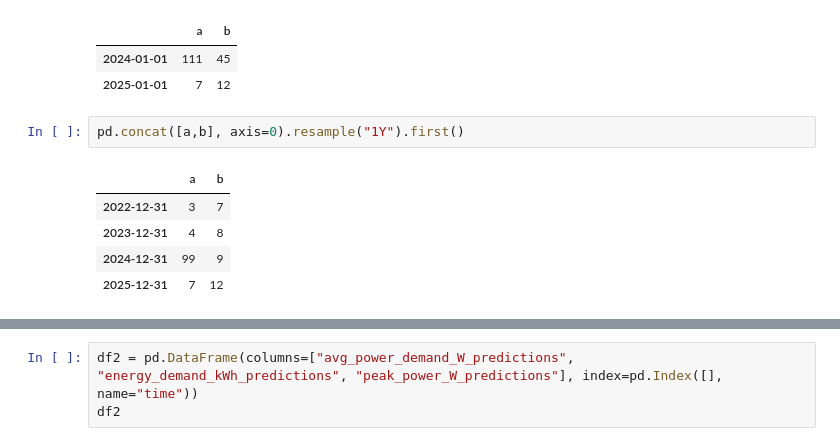
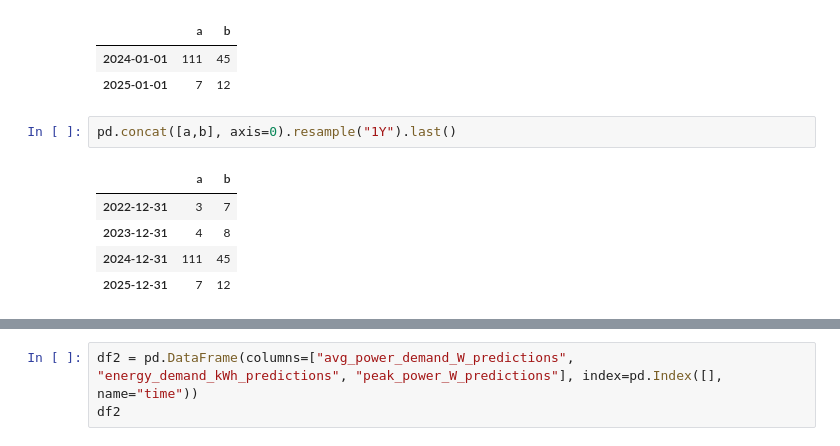
Before and after one commit to winston-edwin-chiong/slrpEV-data-dashboard, a Jupyter notebook: SessionLvlVIz.ipynb, the cells around one changed output, grey strips where cells are left out. Drawn from its saved outputs; the diff is of its cells as text.

```diff
--- a/SessionLvlVIz.ipynb
+++ b/SessionLvlVIz.ipynb
@@ -62,12 +43,12 @@ b
 | 2024-01-01 | 111 | 45 |
 | 2025-01-01 | 7 | 12 |
 # %%
-pd.concat([a,b], axis=0).resample("1Y").first()
+pd.concat([a,b], axis=0).resample("1Y").last()
 # %% [output]
 |  | a | b |
 | 2022-12-31 | 3 | 7 |
 | 2023-12-31 | 4 | 8 |
-| 2024-12-31 | 99 | 9 |
+| 2024-12-31 | 111 | 45 |
 | 2025-12-31 | 7 | 12 |
 # %%
 from app import hourly_forecasts
```
Also changed, not shown: parts of 2 cells of this notebook, 1 other file.
